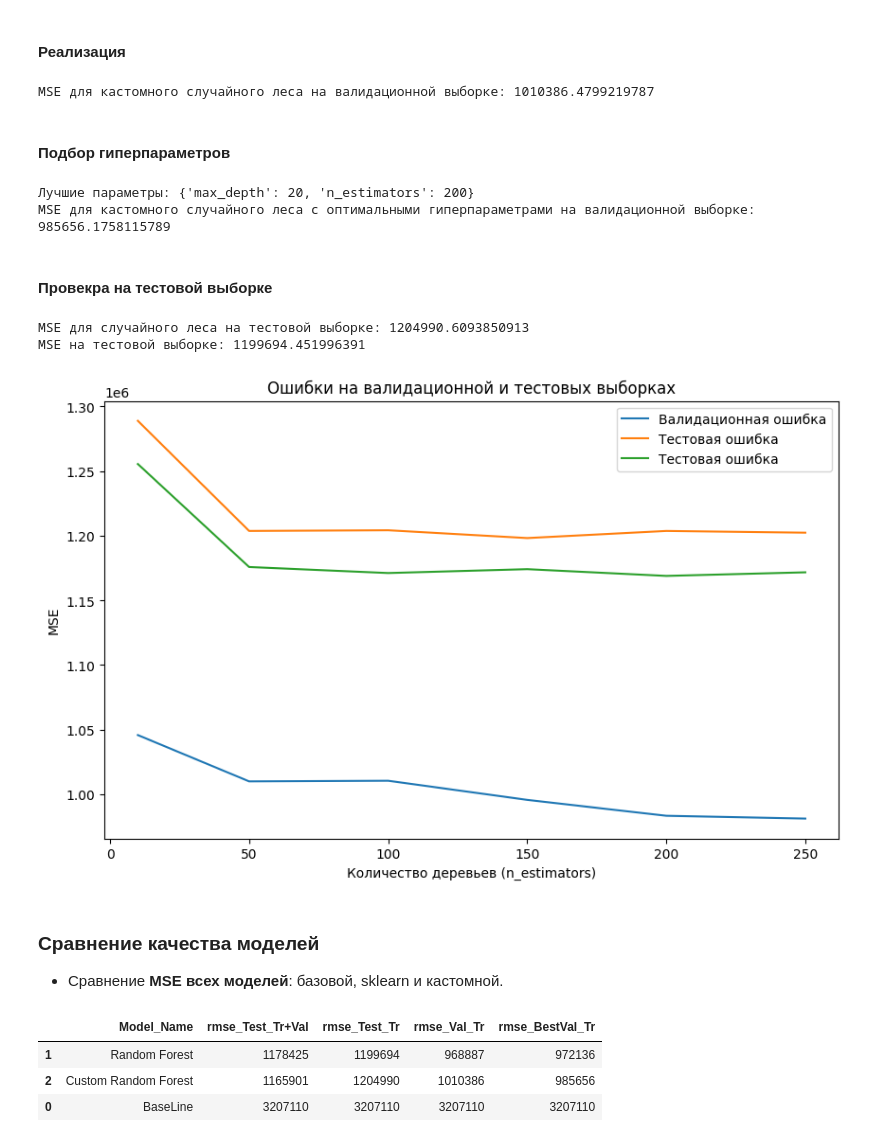
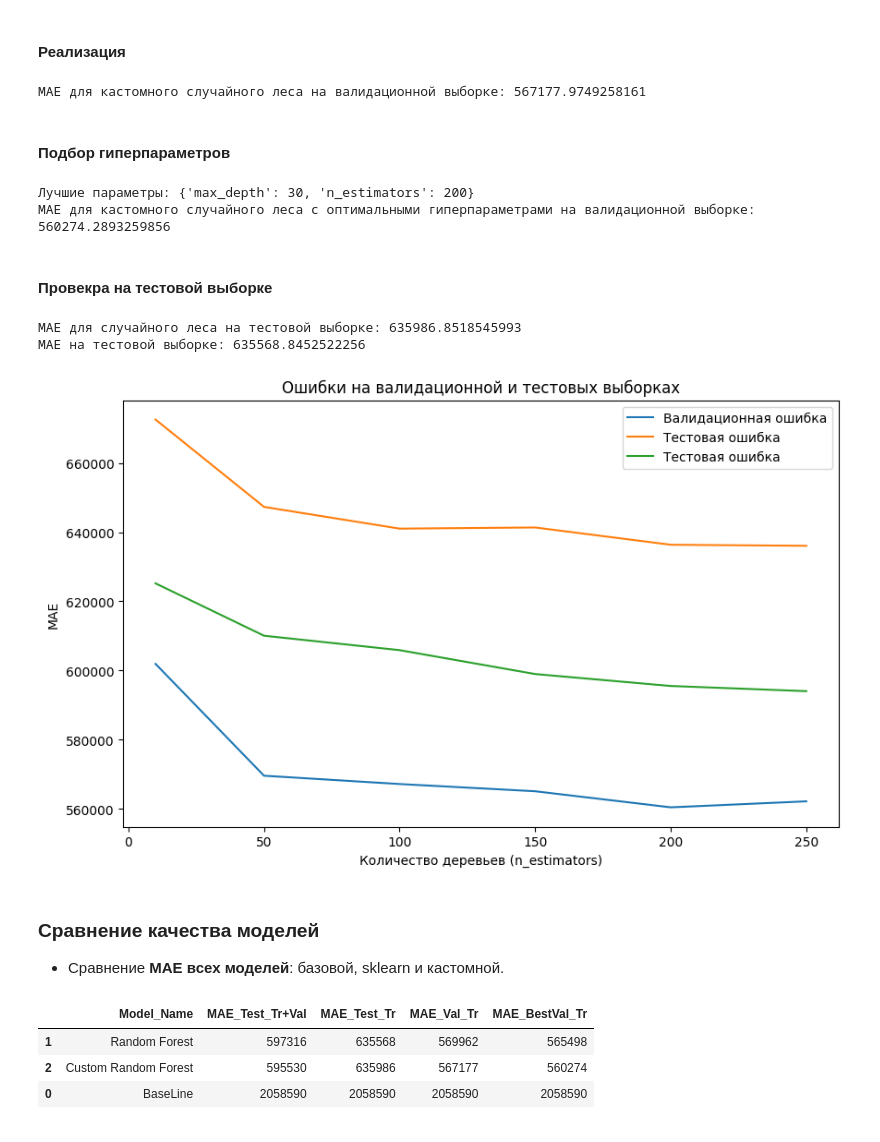
Before and after one commit to GameTrue/supervised-IS-ML, a Jupyter notebook: src/result.ipynb, the cells around one changed output. Saved outputs shown, nothing was run; the diff lists cells and outputs as text; code cells hidden in the pictures.

```diff
--- a/src/result.ipynb
+++ b/src/result.ipynb
@@ -674,7 +768,7 @@ param_grid = {
 }
 
 grid_search_rf = GridSearchCV(
-    RandomForestRegressor(random_state=42), param_grid, cv=5, n_jobs=-1, scoring='neg_mean_squared_error'
+    RandomForestRegressor(random_state=42), param_grid, cv=5, n_jobs=-1, scoring=scoring_error
 )
 grid_search_rf.fit(X_train, y_train)
 
@@ -684,6 +778,6 @@ best_params = grid_search_rf.best_params_
 print("Лучшие параметры:", best_params)
 best_model_rf = grid_search_rf.best_estimator_
 best_val_predictions = best_model_rf.predict(X_val)
-best_val_mse = mean_squared_error(y_val, best_val_predictions)
-print("MSE для случайного леса с оптимальными гиперпараметрами на валидационной выборке:", best_val_mse)
+best_val_mse = adaptive_error_func(y_val, best_val_predictions)
+print("MAE для случайного леса с оптимальными гиперпараметрами на валидационной выборке:", best_val_mse)
 # %% [output]
@@ -696,8 +790,8 @@ MSE для случайного леса с оптимальными гипер
 # %%
 # Предсказания на тестовой выборке
 test_predictions = best_model_rf.predict(X_test)
-test_mse = mean_squared_error(y_test, test_predictions)
-print("MSE для случайного леса на тестовой выборке:", test_mse)
+test_mse = adaptive_error_func(y_test, test_predictions)
+print(f"{scoring_type} для случайного леса на тестовой выборке:", test_mse)
 
 
 # Объединяем тренировочную и валидационную выборки
@@ -710,8 +804,8 @@ final_model.fit(X_train_val_combined, y_train_val_combined)
 
 # Проверка на тестовой выборке с валидацией
 test_val_predictions = final_model.predict(X_test)
-test_val_mse = mean_squared_error(y_test, test_val_predictions)
-print("MSE на тестовой выборке:", test_val_mse)
+test_val_mse = adaptive_error_func(y_test, test_val_predictions)
+print(f"{scoring_type} на тестовой выборке:", test_val_mse)
 
 # Оптимизация количества деревьев
 estimators_range = [10, 50, 100, 150, 200, 250]
@@ -721,8 +815,8 @@ test_mses = []
 for n_estimators in estimators_range:
     temp_model = RandomForestRegressor(n_estimators=n_estimators, random_state=42)
     temp_model.fit(X_train, y_train)
-    val_mses.append(mean_squared_error(y_val, temp_model.predict(X_val)))
-    test_mses.append(mean_squared_error(y_test, temp_model.predict(X_test)))
+    val_mses.append(adaptive_error_func(y_val, temp_model.predict(X_val)))
+    test_mses.append(adaptive_error_func(y_test, temp_model.predict(X_test)))
 
 
 # График метрик для валидационной и тестовой выборок по количеству деревьев
@@ -730,7 +824,7 @@ plt.figure(figsize=(10, 6))
 plt.plot(estimators_range, val_mses, label="Валидационная ошибка")
 plt.plot(estimators_range, test_mses, label="Тестовая ошибка")
 plt.xlabel("Количество деревьев (n_estimators)")
-plt.ylabel("MSE")
+plt.ylabel(f"{scoring_type}")
 plt.title("Ошибки на валидационной и тестовой выборках")
 plt.legend()
 plt.show()
@@ -786,10 +880,10 @@ class CustomRandomForest:
 custom_rf = CustomRandomForest()
 custom_rf.fit(X_train.values, y_train.values)
 custom_rf_predictions = custom_rf.predict(X_val.values)
-val_custom_mse = mean_squared_error(y_val, custom_rf_predictions)
-print("MSE для кастомного случайного леса на валидационной выборке:", val_custom_mse)
+val_custom_mse = adaptive_error_func(y_val, custom_rf_predictions)
+print(f"{scoring_type} для кастомного случайного леса на валидационной выборке:", val_custom_mse)
 # %% [output]
-MSE для кастомного случайного леса на валидационной выборке: 1010386.4799219787
+MAE для кастомного случайного леса на валидационной выборке: 567177.9749258161
 # %% [markdown]
 #### Подбор гиперпараметров
 # %%
@@ -800,7 +894,7 @@ param_grid = {
 }
 
 grid_search_custom_rf = GridSearchCV(
-    CustomRandomForest(random_state=42), param_grid, cv=5, n_jobs=-1, scoring='neg_mean_squared_error'
+    CustomRandomForest(random_state=42), param_grid, cv=5, n_jobs=-1, scoring=scoring_error
 )
 grid_search_custom_rf.fit(X_train.values, y_train.values)
 
@@ -809,18 +903,18 @@ best_custom_params = grid_search_custom_rf.best_params_
 print("Лучшие параметры:", best_custom_params)
 best_model_custom_rf = grid_search_custom_rf.best_estimator_
 best_val_custom_predictions = best_model_custom_rf.predict(X_val)
-best_val_custom_mse = mean_squared_error(y_val, best_val_custom_predictions)
-print("MSE для кастомного случайного леса с оптимальными гиперпараметрами на валидационной выборке:", best_val_custom_mse)
+best_val_custom_mse = adaptive_error_func(y_val, best_val_custom_predictions)
+print(f"{scoring_type} для кастомного случайного леса с оптимальными гиперпараметрами на валидационной выборке:", best_val_custom_mse)
 # %% [output]
-Лучшие параметры: {'max_depth': 20, 'n_estimators': 200}
-MSE для кастомного случайного леса с оптимальными гиперпараметрами на валидационной выборке: 985656.1758115789
+Лучшие параметры: {'max_depth': 30, 'n_estimators': 200}
+MAE для кастомного случайного леса с оптимальными гиперпараметрами на валидационной выборке: 560274.2893259856
 # %% [markdown]
 #### Провекра на тестовой выборке
 # %%
 # Предсказания на тестовой выборке
 test_custom_predictions = best_model_custom_rf.predict(X_test)
-test_custom_mse = mean_squared_error(y_test, test_custom_predictions)
-print("MSE для случайного леса на тестовой выборке:", test_custom_mse)
+test_custom_mse = adaptive_error_func(y_test, test_custom_predictions)
+print(f"{scoring_type} для случайного леса на тестовой выборке:", test_custom_mse)
 
 
 # Обучаем финальную модель
@@ -829,58 +923,58 @@ final_custom_model.fit(X_train_val_combined.values, y_train_val_combined.values)
 
 
 # Проверка на тестовой выборке
 test_val_custom_predictions = final_custom_model.predict(X_test)
-test_val_custom_mse = mean_squared_error(y_test, test_val_custom_predictions)
-print("MSE на тестовой выборке:", test_mse)
+test_val_custom_mse = adaptive_error_func(y_test, test_val_custom_predictions)
+print(f"{scoring_type} на тестовой выборке:", test_mse)
 
 
 # Оптимизация количества деревьев
 estimators_range = [10, 50, 100, 150, 200, 250]
 val_mses = []
 test_mses = []
 test_val_mses = []
 
 for n_estimators in estimators_range:
     temp_custom_model = CustomRandomForest(n_estimators=n_estimators, random_state=42)
     temp_custom_model.fit(X_train.values, y_train.values)
-    val_mses.append(mean_squared_error(y_val, temp_custom_model.predict(X_val)))
-    test_mses.append(mean_squared_error(y_test, temp_custom_model.predict(X_test)))
+    val_mses.append(adaptive_error_func(y_val, temp_custom_model.predict(X_val)))
+    test_mses.append(adaptive_error_func(y_test, temp_custom_model.predict(X_test)))
 
     temp_custom_model = CustomRandomForest(n_estimators=n_estimators, random_state=42)
     temp_custom_model.fit(X_train_val_combined.values, y_train_val_combined.values)
-    test_val_mses.append(mean_squared_error(y_test, temp_custom_model.predict(X_test)))
+    test_val_mses.append(adaptive_error_func(y_test, temp_custom_model.predict(X_test)))
 
 
 # График метрик для валидационной и тестовой выборок по количеству деревьев
 plt.figure(figsize=(10, 6))
 plt.plot(estimators_range, val_mses, label="Валидационная ошибка")
 plt.plot(estimators_range, test_mses, label="Тестовая ошибка")
 plt.plot(estimators_range, test_val_mses, label="Тестовая ошибка")
 plt.xlabel("Количество деревьев (n_estimators)")
-plt.ylabel("MSE")
+plt.ylabel(f"{scoring_type}")
 plt.title("Ошибки на валидационной и тестовых выборках")
 plt.legend()
 plt.show()
 # %% [output]
-MSE для случайного леса на тестовой выборке: 1204990.6093850913
-MSE на тестовой выборке: 1199694.451996391
+MAE для случайного леса на тестовой выборке: 635986.8518545993
+MAE на тестовой выборке: 635568.8452522256
-[figure, old version]
+[figure, new version]
 # %% [markdown]
 ### Сравнение качества моделей
-   - Сравнение **MSE всех моделей**: базовой, sklearn и кастомной.
+   - Сравнение **MAE всех моделей**: базовой, sklearn и кастомной.
 # %%
 # Создание таблицы с оценкой точности после запуска
 all_model_score_tunned = pd.DataFrame({	'Model_Name': ['BaseLine', 'Random Forest', 'Custom Random Forest'],
-										'rmse_Test_Tr+Val': [int(baseline_mse), int(test_val_mse), int(test_val_custom_mse)],
-										'rmse_Test_Tr': [int(baseline_mse), int(test_mse), int(test_custom_mse)],
-										'rmse_Val_Tr': [int(baseline_mse), int(val_mse), int(val_custom_mse)],
-										'rmse_BestVal_Tr': [int(baseline_mse), int(best_val_mse), int(best_val_custom_mse)]})
-all_model_score_tunned = all_model_score_tunned.sort_values(by=['rmse_Test_Tr'], ascending=True)
+										f'{scoring_type}_Test_Tr+Val': [int(baseline_mse), int(test_val_mse), int(test_val_custom_mse)],
+										f'{scoring_type}_Test_Tr': [int(baseline_mse), int(test_mse), int(test_custom_mse)],
+										f'{scoring_type}_Val_Tr': [int(baseline_mse), int(val_mse), int(val_custom_mse)],
+										f'{scoring_type}_BestVal_Tr': [int(baseline_mse), int(best_val_mse), int(best_val_custom_mse)]})
+all_model_score_tunned = all_model_score_tunned.sort_values(by=[f'{scoring_type}_Test_Tr'], ascending=True)
 all_model_score_tunned
 # %% [output]
-|  | Model_Name | rmse_Test_Tr+Val | rmse_Test_Tr | rmse_Val_Tr | rmse_BestVal_Tr |
-| 1 | Random Forest | 1178425 | 1199694 | 968887 | 972136 |
-| 2 | Custom Random Forest | 1165901 | 1204990 | 1010386 | 985656 |
-| 0 | BaseLine | 3207110 | 3207110 | 3207110 | 3207110 |
+|  | Model_Name | MAE_Test_Tr+Val | MAE_Test_Tr | MAE_Val_Tr | MAE_BestVal_Tr |
+| 1 | Random Forest | 597316 | 635568 | 569962 | 565498 |
+| 2 | Custom Random Forest | 595530 | 635986 | 567177 | 560274 |
+| 0 | BaseLine | 2058590 | 2058590 | 2058590 | 2058590 |
 # %% [markdown]
 #### При квантилях 0.05 и 0.95 (исключение выбросов)
```
Also changed, not shown: parts of 33 cells of this notebook, 8 other files.
